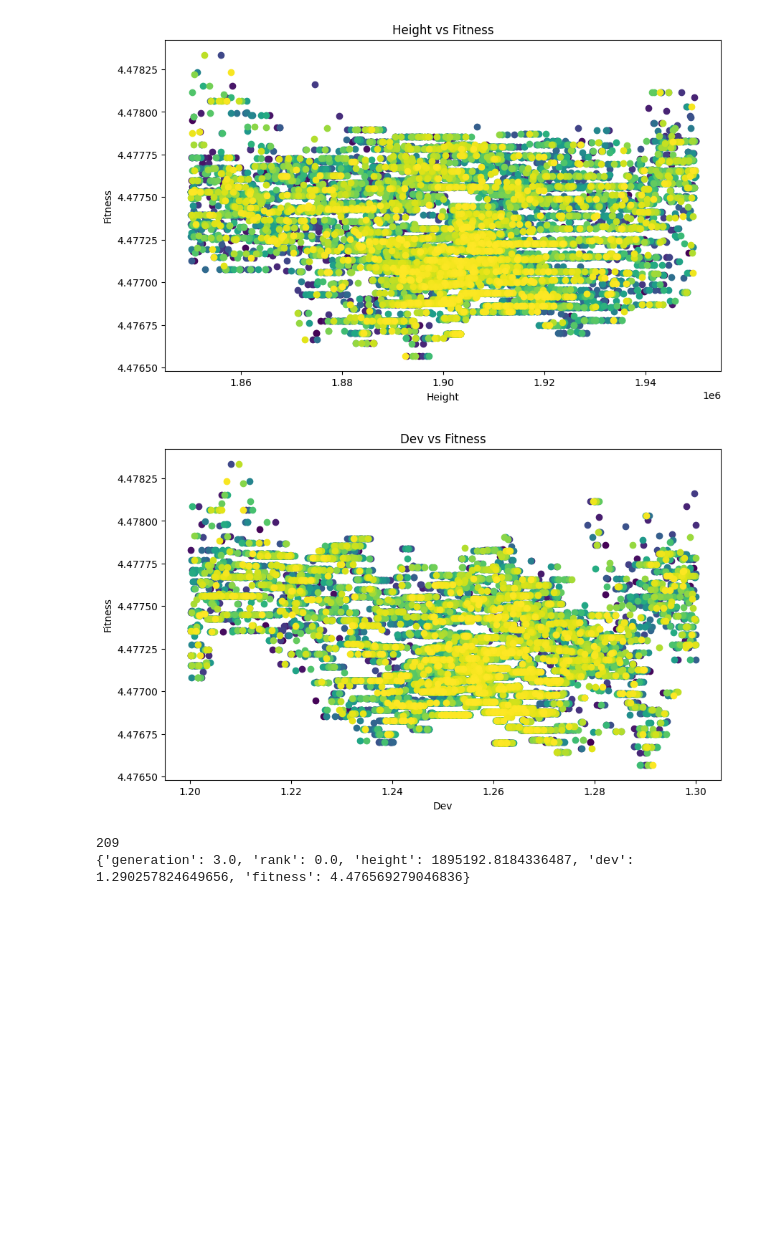
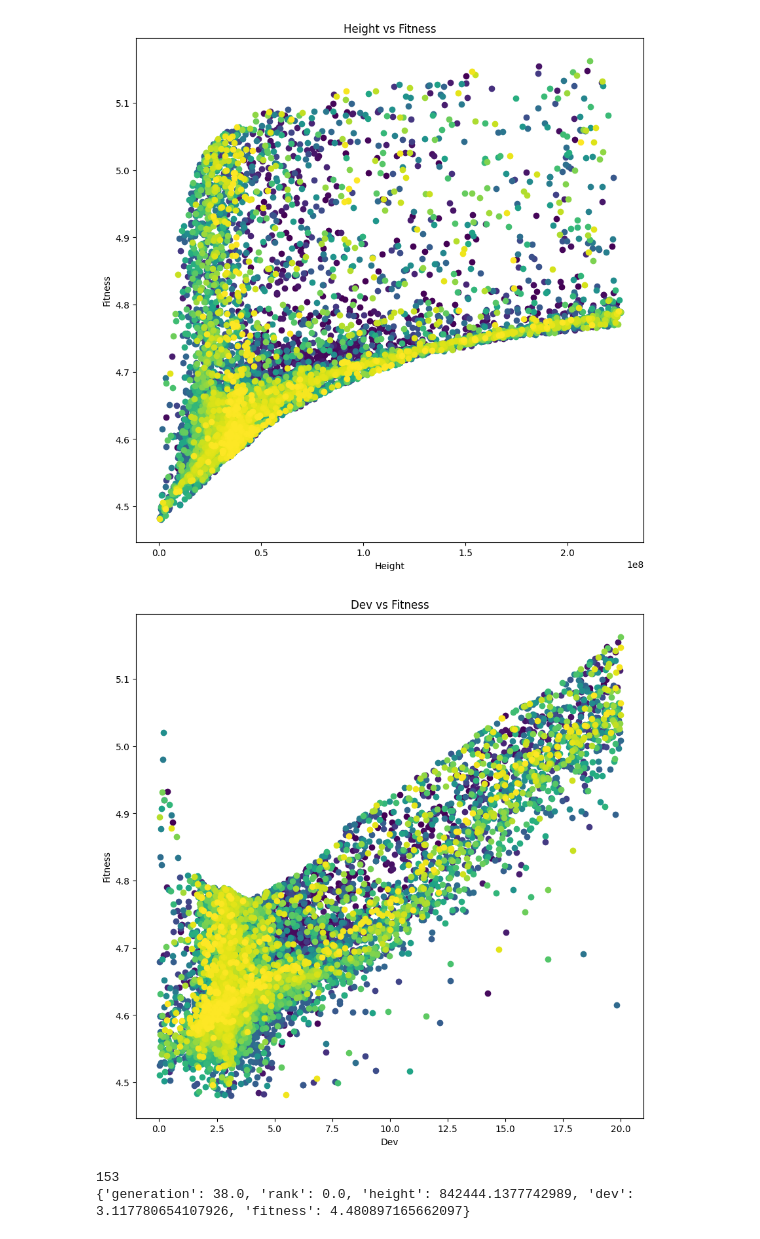
Before and after one commit to JadenStrudwick/CompressedGameNotation, a Jupyter notebook: benchmarking/geneticAlgorithm/geneticAlgorithmPlotter.ipynb, the cells around one changed output. Drawn from its saved outputs; the diff is of its cells as text; code cells hidden in the pictures; blank space fills up the shorter version.

Commit message:
plot changes

```diff
--- a/benchmarking/geneticAlgorithm/geneticAlgorithmPlotter.ipynb
+++ b/benchmarking/geneticAlgorithm/geneticAlgorithmPlotter.ipynb
@@ -64,13 +64,15 @@ def plot_generations_interactive(generations_data):
             zaxis_title='Fitness'
         ),
         margin=dict(r=0, b=0, l=0, t=0),
-        showlegend=False
+        showlegend=False,
+        width=800,
+        height=800
     )
 
     fig.show()
 
 def plot_property_vs_fitness(generations_data, x_property, y_property='fitness'):
-    plt.figure(figsize=(10, 6))
+    plt.figure(figsize=(10, 10))
 
     # Create a color map for the generations
     cmap = plt.get_cmap('viridis')
@@ -87,24 +89,24 @@ def plot_property_vs_fitness(generations_data, x_property, y_property='fitness')
     plt.title(f'{x_property.capitalize()} vs {y_property.capitalize()}')
     plt.show()
 # %%
-filename = 'output17.txt'
+filename = 'output5.txt'
 config, data = parse_file(filename)
 plot_generations_interactive(data)
 plot_property_vs_fitness(data, 'height')
 plot_property_vs_fitness(data, 'dev')
 print(len(data))
 
 # print the individual with the smallest fitness
 min_fitness = float('inf')
 min_individual = None
 for generation, individuals in data.items():
     for individual in individuals:
         if individual['fitness'] < min_fitness:
             min_fitness = individual['fitness']
             min_individual = individual
 print(min_individual)
 # %% [output]
-[figure, old version]
+[figure, new version]
-[figure, old version]
+[figure, new version]
-209
-{'generation': 3.0, 'rank': 0.0, 'height': 1895192.8184336487, 'dev': 1.290257824649656, 'fitness': 4.476569279046836}
+153
+{'generation': 38.0, 'rank': 0.0, 'height': 842444.1377742989, 'dev': 3.117780654107926, 'fitness': 4.480897165662097}
```
Also changed, not shown: 3 other files.
